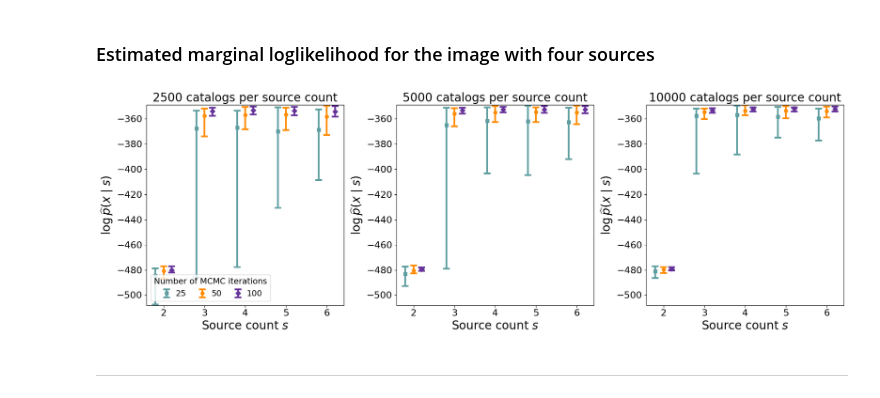
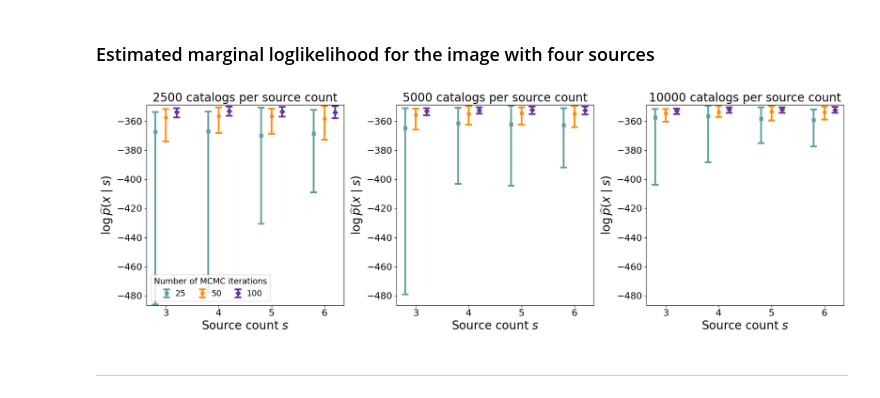
Before and after one commit to timwhite0/smcdet, a Jupyter notebook: experiments/manuscript/m71synthetic_repeatedruns/results/results.ipynb, the cells around one changed output. Cells and saved outputs as stored; diff of their text form; code cells hidden in the pictures.

```diff
--- a/experiments/manuscript/m71synthetic_repeatedruns/results/results.ipynb
+++ b/experiments/manuscript/m71synthetic_repeatedruns/results/results.ipynb
@@ -168,35 +168,35 @@ fig.savefig('figures/m71synthetic_repeatedruns_countprob1.png', dpi = 250, trans
 # %%
 fig, ax = plt.subplots(1, 3, figsize = (18, 6))
 
 i = 1
 
-count_index = log_norm_const_estimate[i,-1,-1].sort().indices[-5:].sort().values
+count_index = log_norm_const_estimate[i,-1,-1].sort().indices[-4:].sort().values
 
 for c in range(len(num_catalogs_per_count)):
         for m in range(len(num_mh_iters)):
                 median = log_norm_const_estimate[i,c,m][count_index].numpy()
                 _ = ax[c].errorbar(x = count_index + (m - 1) * 0.2,
                                    y = median,
                                    yerr = [median - log_norm_const_lower[i,c,m][count_index].numpy(),
                                            log_norm_const_upper[i,c,m][count_index].numpy() - median],
                                    linestyle = "", color = mh_colors[m], marker = mh_markers[m], label = num_mh_iters[m],
                                    ms = ms, elinewidth = elinewidth, capsize = capsize, capthick = capthick)
                 _ = ax[c].set_ylim(1.001 * log_norm_const_lower[i,...,count_index].min(),
                                    0.999 * log_norm_const_upper[i,...,count_index].max())
                 _ = ax[c].set_title(f'{num_catalogs_per_count[c]} catalogs per source count', fontsize = bigfont)
                 _ = ax[c].set_xlabel('Source count $s$', fontsize = bigfont)
                 _ = ax[c].set_ylabel('$\log \\widehat{p}(x \mid s)$', fontsize = bigfont)
                 _ = ax[c].tick_params(axis = 'both', labelsize = mediumfont)
                 if c == 0:
                         _ = ax[c].legend(title = "Number of MCMC iterations", loc = 'lower left',
                                          ncols = 3, columnspacing = 1, handletextpad = 0.1,
                                          prop = {'size': smallfont}, title_fontsize = smallfont)
 
 fig.tight_layout()
 
 fig.savefig('figures/m71synthetic_repeatedruns_logpx2.png', dpi = 250, transparent = True)
 # %% [output]
-[figure, old version]
+[figure, new version]
 # %% [markdown]
 ---
 # %% [markdown]
```
Also changed, not shown: parts of 1 cell of this notebook.
